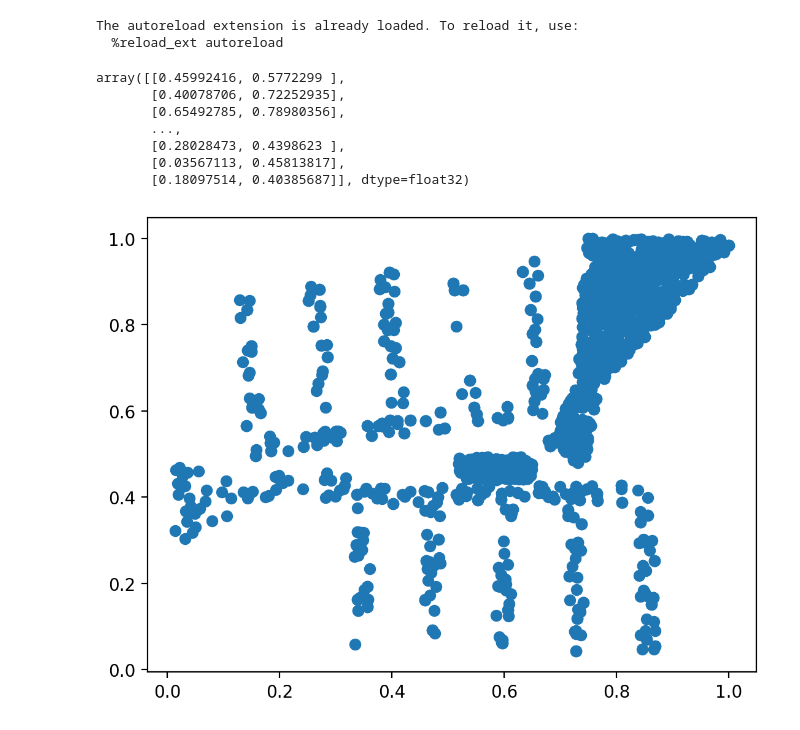
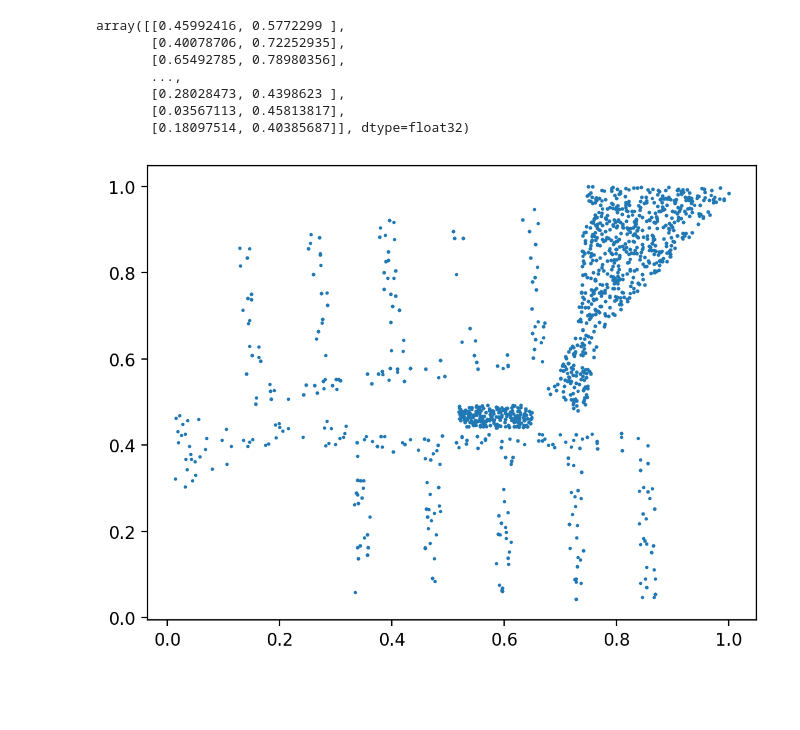
Before and after one commit to Erfan-Mashayekh/MLCMS, a Jupyter notebook: Exercise3/FireVac/FireVac.ipynb, the cells around one changed output. Cells and saved outputs as stored; diff of their text form; code cells hidden in the pictures; blank space fills up the shorter version.

```diff
--- a/Exercise3/FireVac/FireVac.ipynb
+++ b/Exercise3/FireVac/FireVac.ipynb
@@ -12,11 +12,10 @@ torch.manual_seed(0) # ensures reproducibility
 plt.rcParams['figure.dpi'] = 200
 DEVICE = 'cuda' if torch.cuda.is_available() else 'cpu'
 
-FIGURE_PATH = "figures/"
+FIGURE_PATH = "figures/T4_"
+INPUT_DIMENSION = 2
+LATENT_DIMS = 2
 
 %load_ext autoreload
 %autoreload 2
-# %% [output]
-The autoreload extension is already loaded. To reload it, use:
-  %reload_ext autoreload
 # %%
@@ -56,10 +52,10 @@ array([[0.45992416, 0.5772299 ],
 # %%
 x = train_data_loader.dataset[:][0].numpy()[:,0]
 y = train_data_loader.dataset[:][0].numpy()[:,1]
-plt.scatter(x, y)
+plt.scatter(x, y, s=1)
 plt.show()
 # %% [output]
-[figure, old version]
+[figure, new version]
 # %%
 autoencoder = VariationalAutoencoder(LATENT_DIMS).to(DEVICE)
 
```
Also changed, not shown: parts of 5 cells of this notebook.
